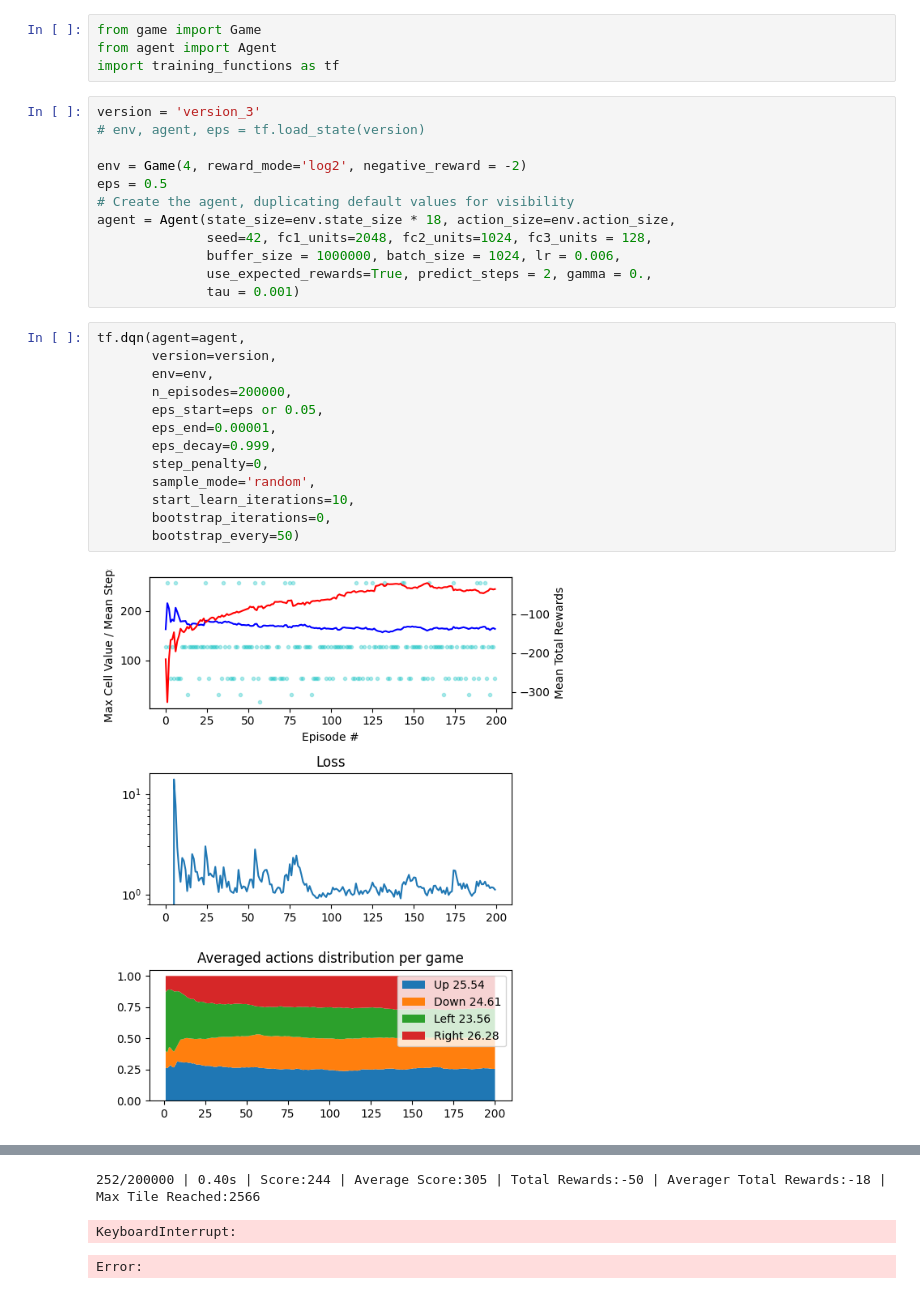
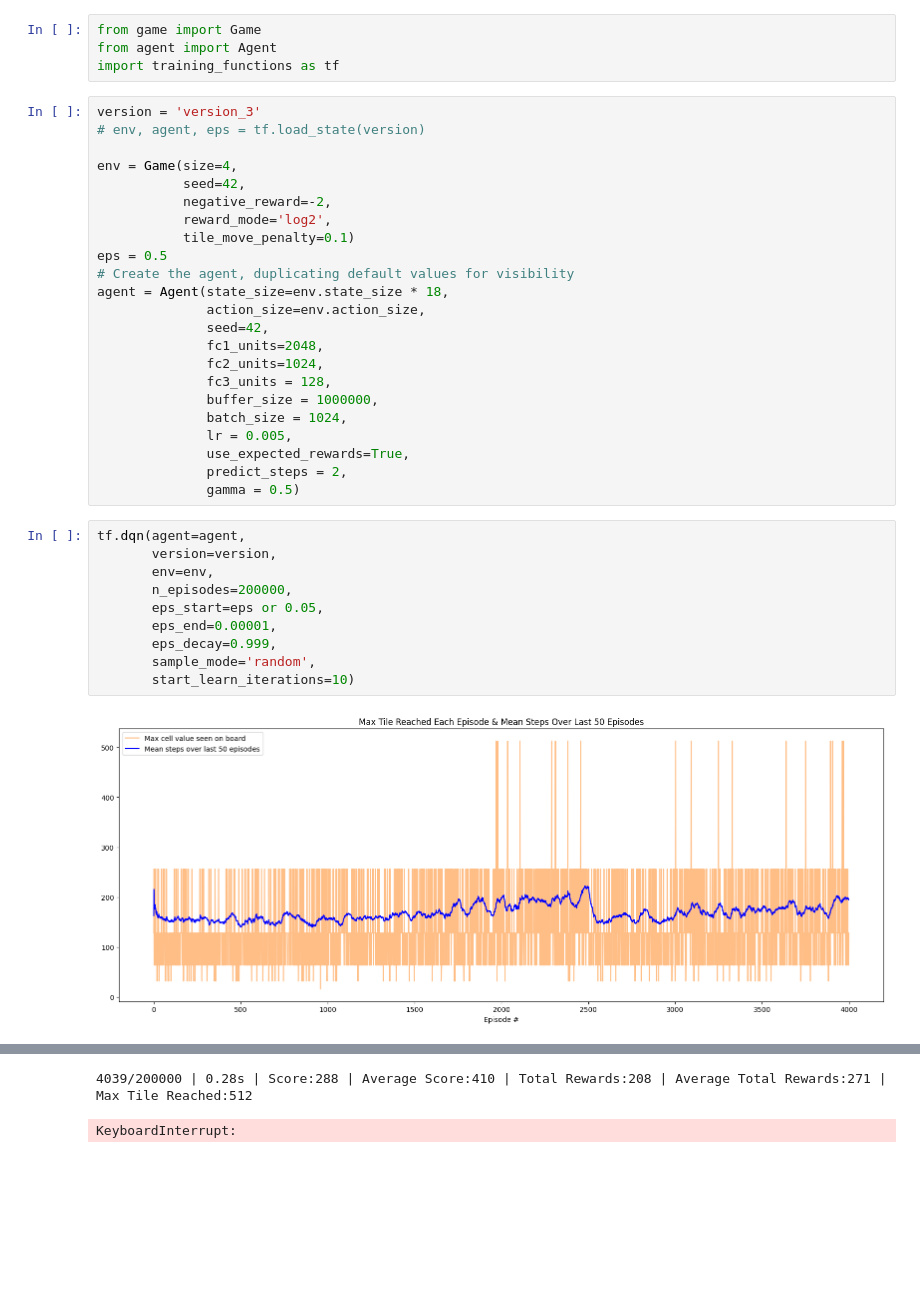
Before and after one commit to rjmee3/2048_DRL, a Jupyter notebook: code/train.ipynb, the cells around one changed output, grey strips where cells are left out. Drawn from its saved outputs; the diff is of its cells as text; blank space fills up the shorter version.

```diff
--- a/code/train.ipynb
+++ b/code/train.ipynb
@@ -6,26 +6,34 @@ import training_functions as tf
 version = 'version_3'
 # env, agent, eps = tf.load_state(version)
 
-env = Game(4, reward_mode='log2', negative_reward = -2)
+env = Game(size=4,
+           seed=42,
+           negative_reward=-2,
+           reward_mode='log2',
+           tile_move_penalty=0.1)
 eps = 0.5
 # Create the agent, duplicating default values for visibility
-agent = Agent(state_size=env.state_size * 18, action_size=env.action_size,
-              seed=42, fc1_units=2048, fc2_units=1024, fc3_units = 128,
-              buffer_size = 1000000, batch_size = 1024, lr = 0.006,
-              use_expected_rewards=True, predict_steps = 2, gamma = 0.,
-              tau = 0.001)
+agent = Agent(state_size=env.state_size * 18,
+              action_size=env.action_size,
+              seed=42,
+              fc1_units=2048,
+              fc2_units=1024,
+              fc3_units = 128,
+              buffer_size = 1000000,
+              batch_size = 1024,
+              lr = 0.005,
+              use_expected_rewards=True,
+              predict_steps = 2,
+              gamma = 0.5)
 # %%
 tf.dqn(agent=agent,
        version=version,
        env=env,
        n_episodes=200000,
        eps_start=eps or 0.05,
        eps_end=0.00001,
        eps_decay=0.999,
-       step_penalty=0,
        sample_mode='random',
-       start_learn_iterations=10,
-       bootstrap_iterations=0,
-       bootstrap_every=50)
+       start_learn_iterations=10)
 # %% [output]
-[figure, old version]
+[figure, new version]
@@ -33,3 +44,2 @@ tf.dqn(agent=agent,
-252/200000 | 0.40s | Score:244 | Average Score:305 | Total Rewards:-50 | Averager Total Rewards:-18 | Max Tile Reached:2566
+4039/200000 | 0.28s | Score:288 | Average Score:410 | Total Rewards:208 | Average Total Rewards:271 | Max Tile Reached:512
 KeyboardInterrupt:
-Error:
```
Also changed, not shown: parts of 1 cell of this notebook, 2 other files.
